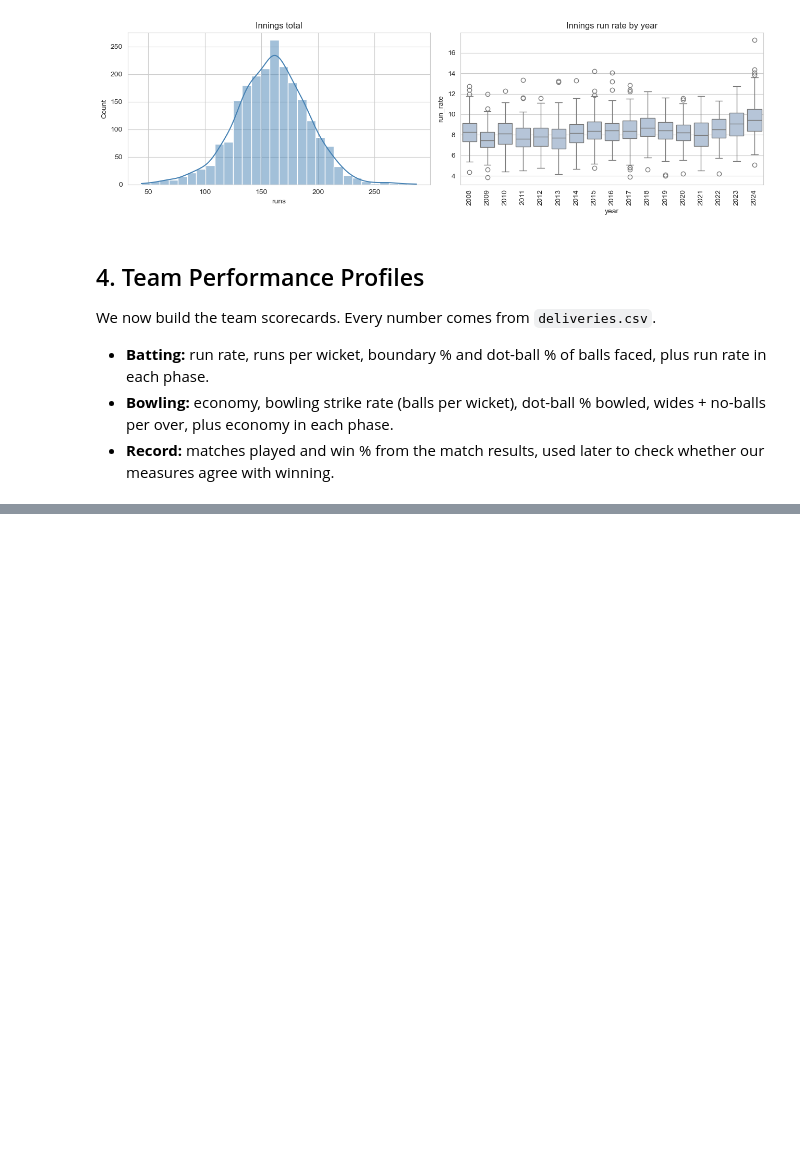
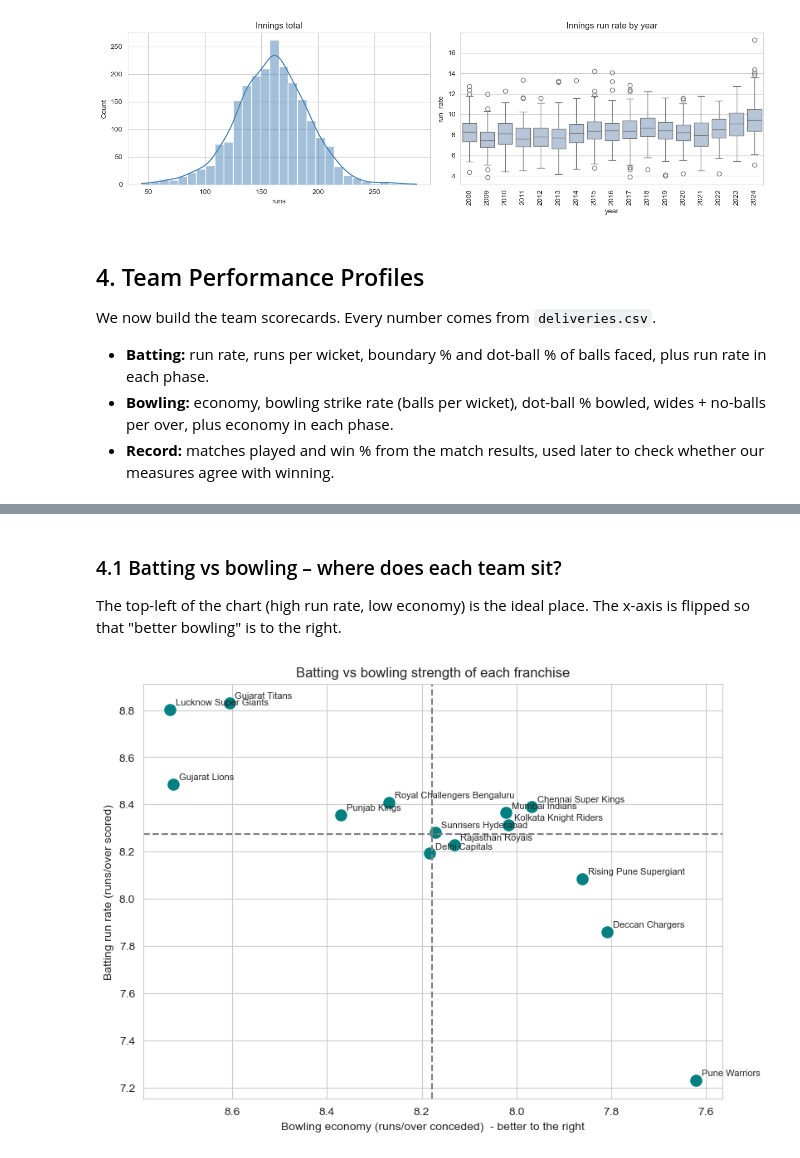
Before and after one commit to prince63aj/mini_project, a Jupyter notebook: ipl_match_prediction_rule_based.ipynb, the cells around one changed output, grey strips where cells are left out. Saved outputs shown, nothing was run; the diff lists cells and outputs as text; code cells hidden in the pictures; blank space fills up the shorter version.

Commit message:
feat: visualize franchise batting and bowling strength

```diff
--- a/ipl_match_prediction_rule_based.ipynb
+++ b/ipl_match_prediction_rule_based.ipynb
@@ -427,3 +427,20 @@ teams with >= 30 matches: 14
 | Gujarat Lions | 8.49 | 25.83 | 17.91 | 33.59 | 8.63 | 8.07 | 9.51 | 8.72 | 26.27 | ... |
 | Deccan Chargers | 7.86 | 23.68 | 15.51 | 36.87 | 7.59 | 7.42 | 9.52 | 7.81 | 21.35 | ... |
 | Pune Warriors | 7.23 | 21.34 | 13.67 | 39.79 | 7.02 | 6.94 | 8.40 | 7.62 | 24.31 | ... |
+# %% [markdown]
+### 4.1 Batting vs bowling – where does each team sit?
+The top-left of the chart (high run rate, low economy) is the ideal place. The x-axis is flipped so that "better bowling" is to the right.
+# %%
+fig, ax = plt.subplots(figsize=(9, 6.5))
+ax.scatter(team_overall["econ"], team_overall["bat_rr"], s=90, color="teal")
+for t, r in team_overall.iterrows():
+    ax.annotate(t, (r["econ"], r["bat_rr"]), fontsize=8, xytext=(5, 4), textcoords="offset points")
+ax.axvline(team_overall["econ"].mean(), color="grey", linestyle="--")
+ax.axhline(team_overall["bat_rr"].mean(), color="grey", linestyle="--")
+ax.invert_xaxis()
+ax.set_xlabel("Bowling economy (runs/over conceded)  - better to the right")
+ax.set_ylabel("Batting run rate (runs/over scored)")
+ax.set_title("Batting vs bowling strength of each franchise")
+plt.show()
+# %% [output]
+[figure, added]
```
